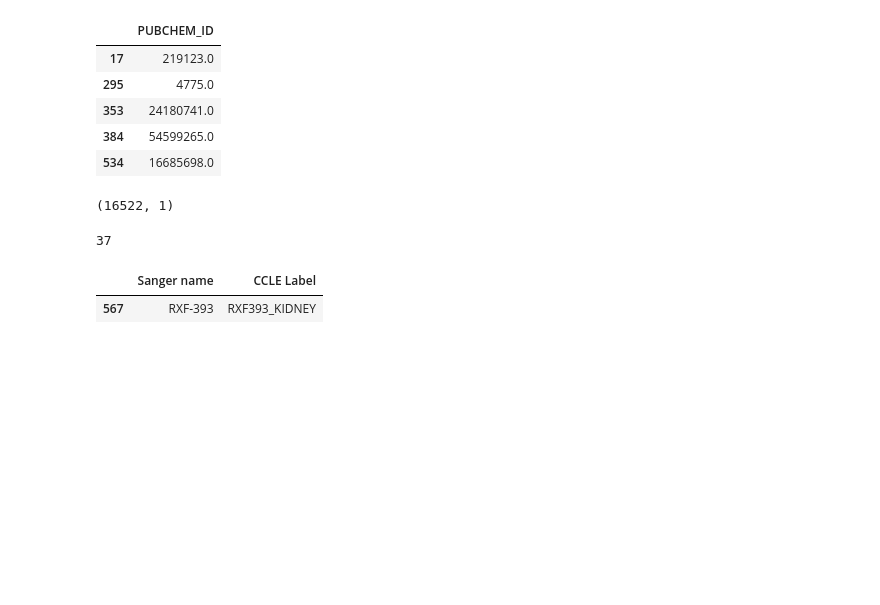
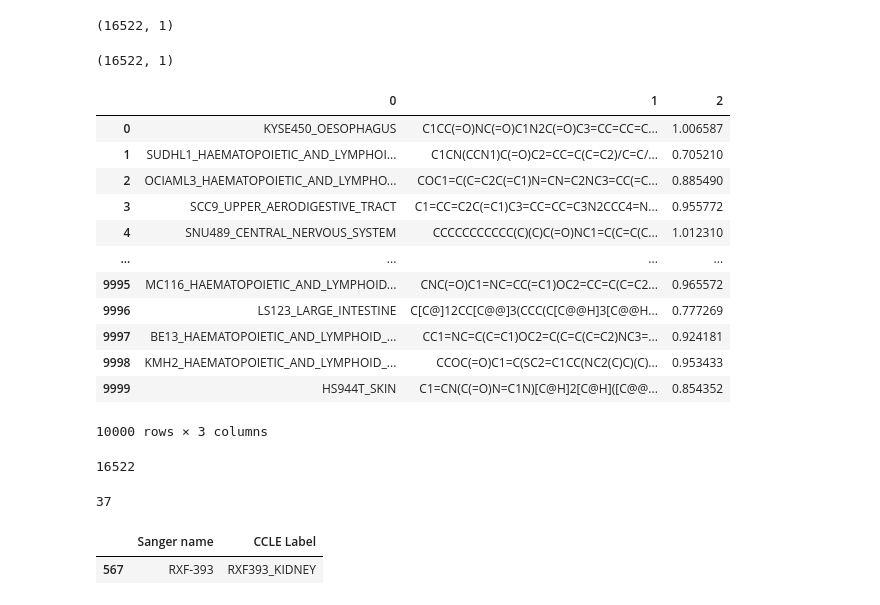
Before and after one commit to cannin/graph_neural_network_drug_response, a Jupyter notebook: notebook/2. Preprocess [Python].ipynb, the cells around one changed output. Cells and saved outputs as stored; diff of their text form; code cells hidden in the pictures; blank space fills up the shorter version.

```diff
--- a/notebook/2. Preprocess [Python].ipynb
+++ b/notebook/2. Preprocess [Python].ipynb
@@ -6,14 +6,9 @@ import numpy as np
 pubchem_id = pd.read_csv('../DrugCell/data/pubchem_id_by_nsc.csv', index_col=0).dropna()
 pubchem_id
 pubchem_id['PUBCHEM_ID'].astype(int).to_csv('../DrugCell/data/pubchem_id.csv', index=None, header=None)
-pubchem_id.head()
+pubchem_id.shape
 # %% [output]
-|  | PUBCHEM_ID |
-| 17 | 219123.0 |
-| 295 | 4775.0 |
-| 353 | 24180741.0 |
-| 384 | 54599265.0 |
-| 534 | 16685698.0 |
+(16522, 1)
 # %%
 #  Get SMILES from PubChem ID  https://pubchem.ncbi.nlm.nih.gov/idexchange/idexchange.cgi
 tmp = pd.read_table('../DrugCell/data/SMILES_from_PubchemID.txt', header=None)
@@ -32,9 +27,29 @@ for i in set(train[1]):
 drugAnnot = drugAnnot.sort_index()
 drugAnnot.columns = ['SMILES']
 # %%
-len(set(tmp[1]) & set(train[1]))
+train
 # %% [output]
+|  | 0 | 1 | 2 |
+| 0 | KYSE450_OESOPHAGUS | C1CC(=O)NC(=O)C1N2C(=O)C3=CC=CC=C... | 1.006587 |
+| 1 | SUDHL1_HAEMATOPOIETIC_AND_LYMPHOI... | C1CN(CCN1)C(=O)C2=CC=C(C=C2)/C=C/... | 0.705210 |
+| 2 | OCIAML3_HAEMATOPOIETIC_AND_LYMPHO... | COC1=C(C=C2C(=C1)N=CN=C2NC3=CC(=C... | 0.885490 |
+| 3 | SCC9_UPPER_AERODIGESTIVE_TRACT | C1=CC=C2C(=C1)C3=CC=CC=C3N2CCC4=N... | 0.955772 |
+| 4 | SNU489_CENTRAL_NERVOUS_SYSTEM | CCCCCCCCCCC(C)(C)C(=O)NC1=C(C=C(C... | 1.012310 |
+| ... | ... | ... | ... |
+| 9995 | MC116_HAEMATOPOIETIC_AND_LYMPHOID... | CNC(=O)C1=NC=CC(=C1)OC2=CC=C(C=C2... | 0.965572 |
+| 9996 | LS123_LARGE_INTESTINE | C[C@]12CC[C@@]3(CCC(C[C@@H]3[C@@H... | 0.777269 |
+| 9997 | BE13_HAEMATOPOIETIC_AND_LYMPHOID_... | CC1=NC=C(C=C1)OC2=C(C=C(C=C2)NC3=... | 0.924181 |
+| 9998 | KMH2_HAEMATOPOIETIC_AND_LYMPHOID_... | CCOC(=O)C1=C(SC2=C1CC(NC2(C)C)(C)... | 0.953433 |
+| 9999 | HS944T_SKIN | C1=CN(C(=O)N=C1N)[C@H]2[C@H]([C@@... | 0.854352 |
-37
+10000 rows × 3 columns
+# %%
+len(set(tmp[1]))
+# %% [output]
+16522
+# %%
+len(set(tmp[1]) & set(train[1]))
+# %% [output]
+37
 # %%
 nci60Act = pd.read_csv('../DrugCell/data/nci60Act.csv', index_col=0)
 
```
Also changed, not shown: parts of 2 cells of this notebook, 3 other files.
